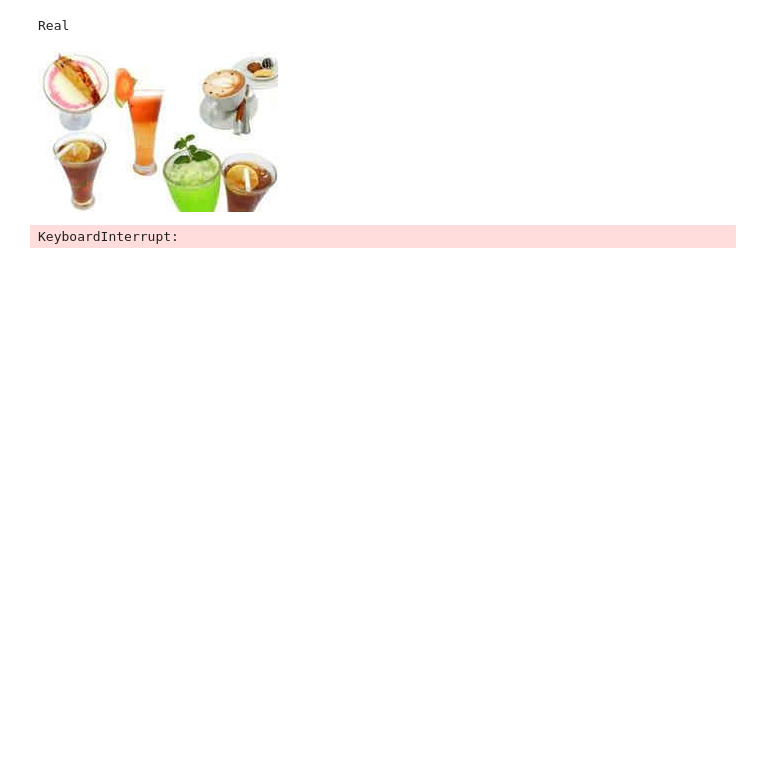
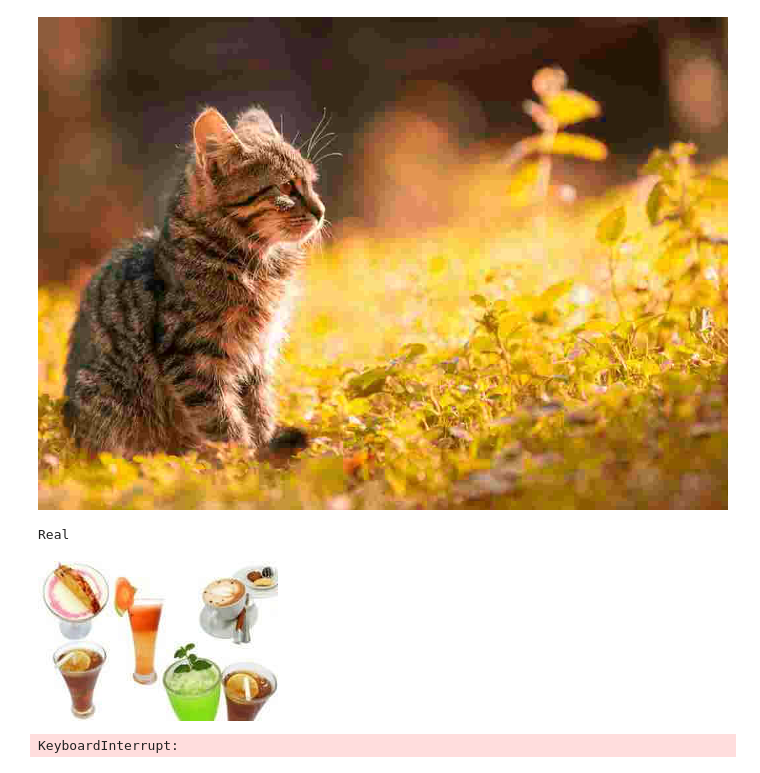
Before and after one commit to LucasSLD/generated_image_detection, a Jupyter notebook: src/notebooks/jpeg_test.ipynb, the cells around one changed output. Saved outputs shown, nothing was run; the diff lists cells and outputs as text; code cells hidden in the pictures; blank space fills up the shorter version.

```diff
--- a/src/notebooks/jpeg_test.ipynb
+++ b/src/notebooks/jpeg_test.ipynb
@@ -19,3 +27,7 @@ img_jpg
+# %%
+img_jpg_10
+# %% [output]
+[figure, added]
 # %%
 ds_jpeg = load_from_disk("../../data/big_QF_40/train")
 # %%
```
Also changed, not shown: parts of 9 cells of this notebook, 22 other files.
